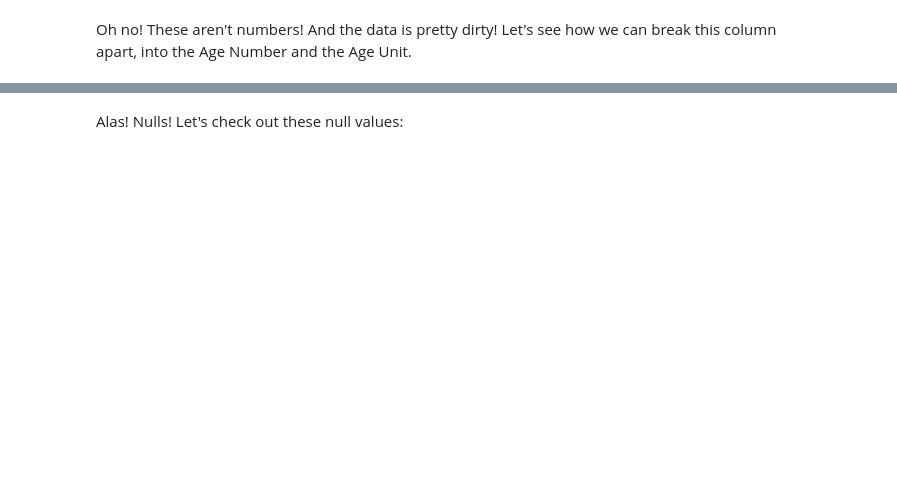
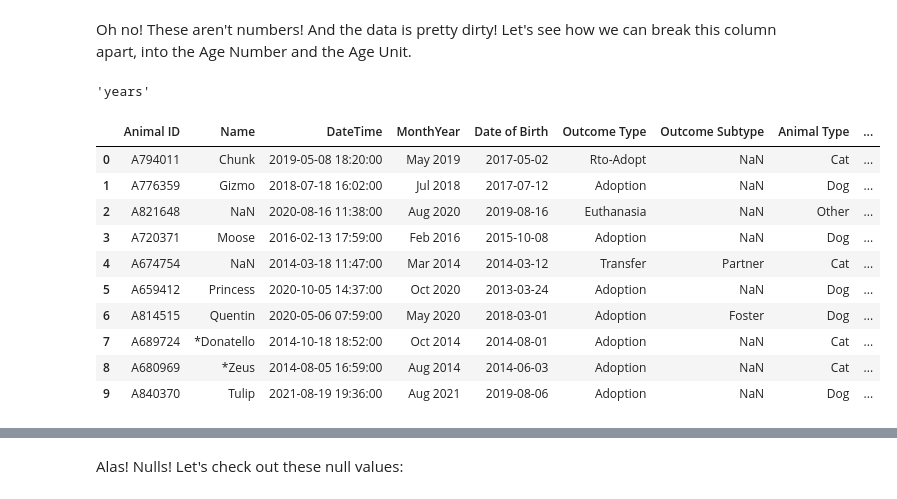
Before and after one commit to ImMaxRoss/DS-Live-022023, a Jupyter notebook: Phase1/Lectures/10_Topic_5_Pandas_Data_Cleaning.ipynb, the cells around one changed output, grey strips where cells are left out. Saved outputs shown, nothing was run; the diff lists cells and outputs as text; code cells hidden in the pictures; blank space fills up the shorter version.

```diff
--- a/Phase1/Lectures/10_Topic_5_Pandas_Data_Cleaning.ipynb
+++ b/Phase1/Lectures/10_Topic_5_Pandas_Data_Cleaning.ipynb
@@ -25,4 +25,5 @@ Data source: https://data.austintexas.gov/Health-and-Community-Services/Austin-A
 # %%
 # Read in the animal center outcomes data as df
 # Can use parse_dates and pass a column name to read it as a datetime
-df =
+df = pd.read_csv('data/Austin_Animal_Center_Outcomes_022822.csv',
+                parse_dates=['DateTime', 'Date of Birth'])
@@ -43,12 +93,28 @@ Let's try to answer this with the `Age upon Outcome` variable:
 # %% [markdown]
 Oh no! These aren't numbers! And the data is pretty dirty! Let's see how we can break this column apart, into the Age Number and the Age Unit.
+# %%
+df['Age upon Outcome'][0].split(" ")[1]
+# %% [output]
+'years'
 # %%
 # Split out the age number and age unit - using string methods!
-df['Age Number'] = None
-df['Age Unit'] = None
+df['Age Number'] = df['Age upon Outcome'].str.split(" ").str[0]
+df['Age Unit'] = df['Age upon Outcome'].str.split(" ").str[1]
 # %%
 # Sanity check
-df.head()
+df.head(10)
+# %% [output]
+|  | Animal ID | Name | DateTime | MonthYear | Date of Birth | Outcome Type | Outcome Subtype | Animal Type | ... |
+| 0 | A794011 | Chunk | 2019-05-08 18:20:00 | May 2019 | 2017-05-02 | Rto-Adopt | NaN | Cat | ... |
+| 1 | A776359 | Gizmo | 2018-07-18 16:02:00 | Jul 2018 | 2017-07-12 | Adoption | NaN | Dog | ... |
+| 2 | A821648 | NaN | 2020-08-16 11:38:00 | Aug 2020 | 2019-08-16 | Euthanasia | NaN | Other | ... |
+| 3 | A720371 | Moose | 2016-02-13 17:59:00 | Feb 2016 | 2015-10-08 | Adoption | NaN | Dog | ... |
+| 4 | A674754 | NaN | 2014-03-18 11:47:00 | Mar 2014 | 2014-03-12 | Transfer | Partner | Cat | ... |
+| 5 | A659412 | Princess | 2020-10-05 14:37:00 | Oct 2020 | 2013-03-24 | Adoption | NaN | Dog | ... |
+| 6 | A814515 | Quentin | 2020-05-06 07:59:00 | May 2020 | 2018-03-01 | Adoption | Foster | Dog | ... |
+| 7 | A689724 | *Donatello | 2014-10-18 18:52:00 | Oct 2014 | 2014-08-01 | Adoption | NaN | Cat | ... |
+| 8 | A680969 | *Zeus | 2014-08-05 16:59:00 | Aug 2014 | 2014-06-03 | Adoption | NaN | Cat | ... |
+| 9 | A840370 | Tulip | 2021-08-19 19:36:00 | Aug 2021 | 2019-08-06 | Adoption | NaN | Dog | ... |
 # %%
 # Check the data types really quick...
 df.info()
```
Also changed, not shown: parts of 38 cells of this notebook, 42 other files.
